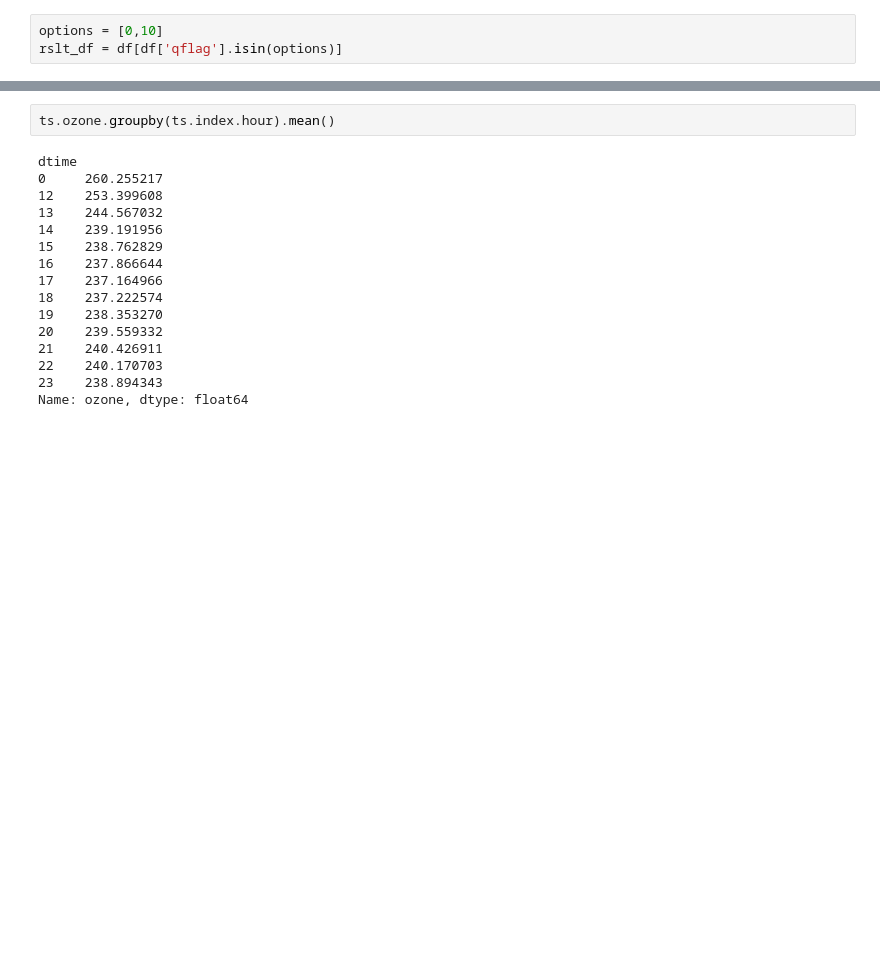
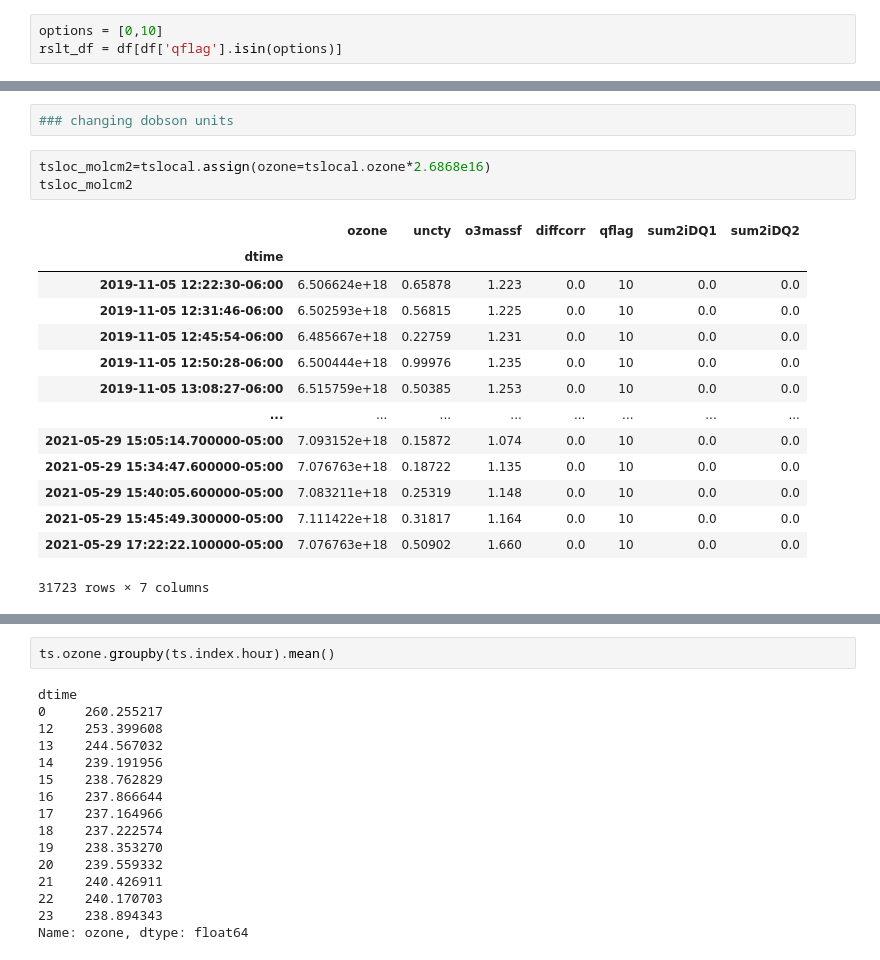
Before and after one commit to mixtli-c/cca-jupyter, a Jupyter notebook: pandonia.ipynb, the cells around one changed output, grey strips where cells are left out. Saved outputs shown, nothing was run; the diff lists cells and outputs as text; blank space fills up the shorter version.

```diff
--- a/pandonia.ipynb
+++ b/pandonia.ipynb
@@ -196,0 +211,20 @@ Freq: H, Name: ozone, Length: 20260, dtype: float64
+# %%
+### changing dobson units
+# %%
+tsloc_molcm2=tslocal.assign(ozone=tslocal.ozone*2.6868e16)
+tsloc_molcm2
+# %% [output]
+|  | ozone | uncty | o3massf | diffcorr | qflag | sum2iDQ1 | sum2iDQ2 |
+| dtime |  |  |  |  |  |  |  |
+| 2019-11-05 12:22:30-06:00 | 6.506624e+18 | 0.65878 | 1.223 | 0.0 | 10 | 0.0 | 0.0 |
+| 2019-11-05 12:31:46-06:00 | 6.502593e+18 | 0.56815 | 1.225 | 0.0 | 10 | 0.0 | 0.0 |
+| 2019-11-05 12:45:54-06:00 | 6.485667e+18 | 0.22759 | 1.231 | 0.0 | 10 | 0.0 | 0.0 |
+| 2019-11-05 12:50:28-06:00 | 6.500444e+18 | 0.99976 | 1.235 | 0.0 | 10 | 0.0 | 0.0 |
+| 2019-11-05 13:08:27-06:00 | 6.515759e+18 | 0.50385 | 1.253 | 0.0 | 10 | 0.0 | 0.0 |
+| ... | ... | ... | ... | ... | ... | ... | ... |
+| 2021-05-29 15:05:14.700000-05:00 | 7.093152e+18 | 0.15872 | 1.074 | 0.0 | 10 | 0.0 | 0.0 |
+| 2021-05-29 15:34:47.600000-05:00 | 7.076763e+18 | 0.18722 | 1.135 | 0.0 | 10 | 0.0 | 0.0 |
+| 2021-05-29 15:40:05.600000-05:00 | 7.083211e+18 | 0.25319 | 1.148 | 0.0 | 10 | 0.0 | 0.0 |
+| 2021-05-29 15:45:49.300000-05:00 | 7.111422e+18 | 0.31817 | 1.164 | 0.0 | 10 | 0.0 | 0.0 |
+| 2021-05-29 17:22:22.100000-05:00 | 7.076763e+18 | 0.50902 | 1.660 | 0.0 | 10 | 0.0 | 0.0 |
+31723 rows × 7 columns
```
Also changed, not shown: parts of 23 cells of this notebook.
